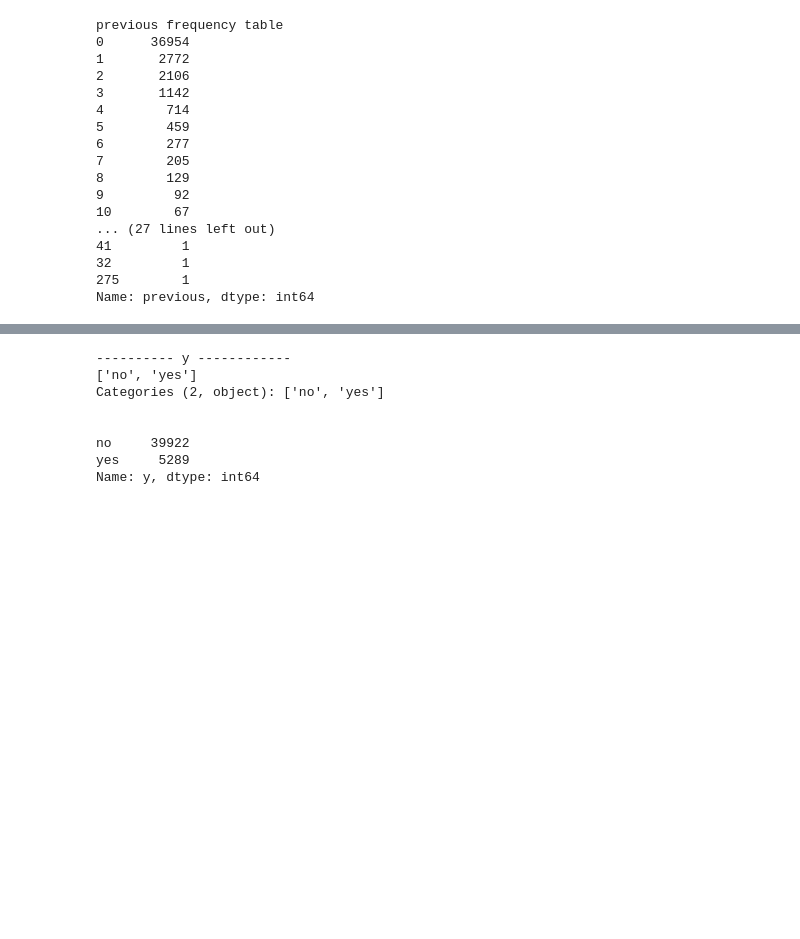
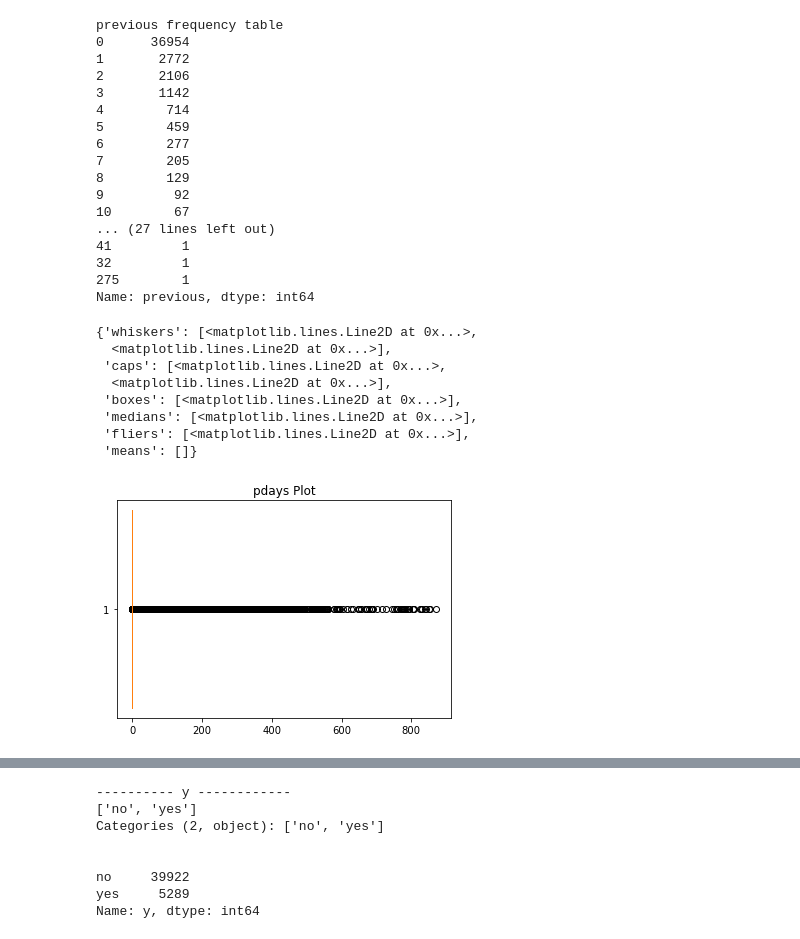
Before and after one commit to hieuvu99/ITEC4230_Project, a Jupyter notebook: Code.ipynb, the cells around one changed output, grey strips where cells are left out. Saved outputs shown, nothing was run; the diff lists cells and outputs as text; code cells hidden in the pictures; blank space fills up the shorter version.

```diff
--- a/Code.ipynb
+++ b/Code.ipynb
@@ -633,3 +633,17 @@ previous frequency table
 32         1
 275        1
 Name: previous, dtype: int64
+# %%
+fig1, ax1 = plt.subplots()
+ax1.set_title('pdays Plot')
+ax1.boxplot(df['pdays'], meanline=True, vert = False,widths = 3.0, whis=3)
+# %% [output]
+{'whiskers': [<matplotlib.lines.Line2D at 0x...>,
+  <matplotlib.lines.Line2D at 0x...>],
+ 'caps': [<matplotlib.lines.Line2D at 0x...>,
+  <matplotlib.lines.Line2D at 0x...>],
+ 'boxes': [<matplotlib.lines.Line2D at 0x...>],
+ 'medians': [<matplotlib.lines.Line2D at 0x...>],
+ 'fliers': [<matplotlib.lines.Line2D at 0x...>],
+ 'means': []}
+[figure, added]
```
Also changed, not shown: parts of 18 cells of this notebook.
